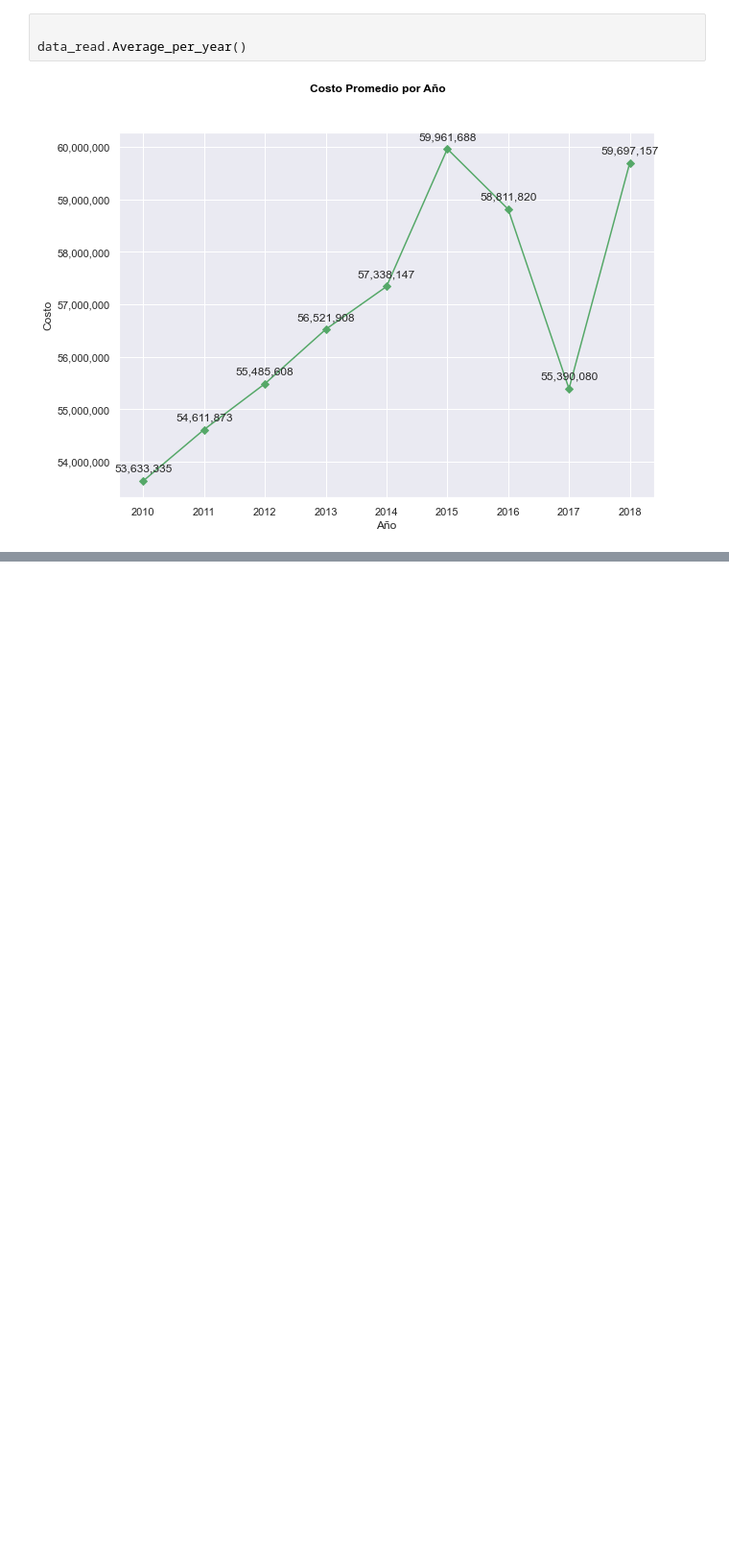
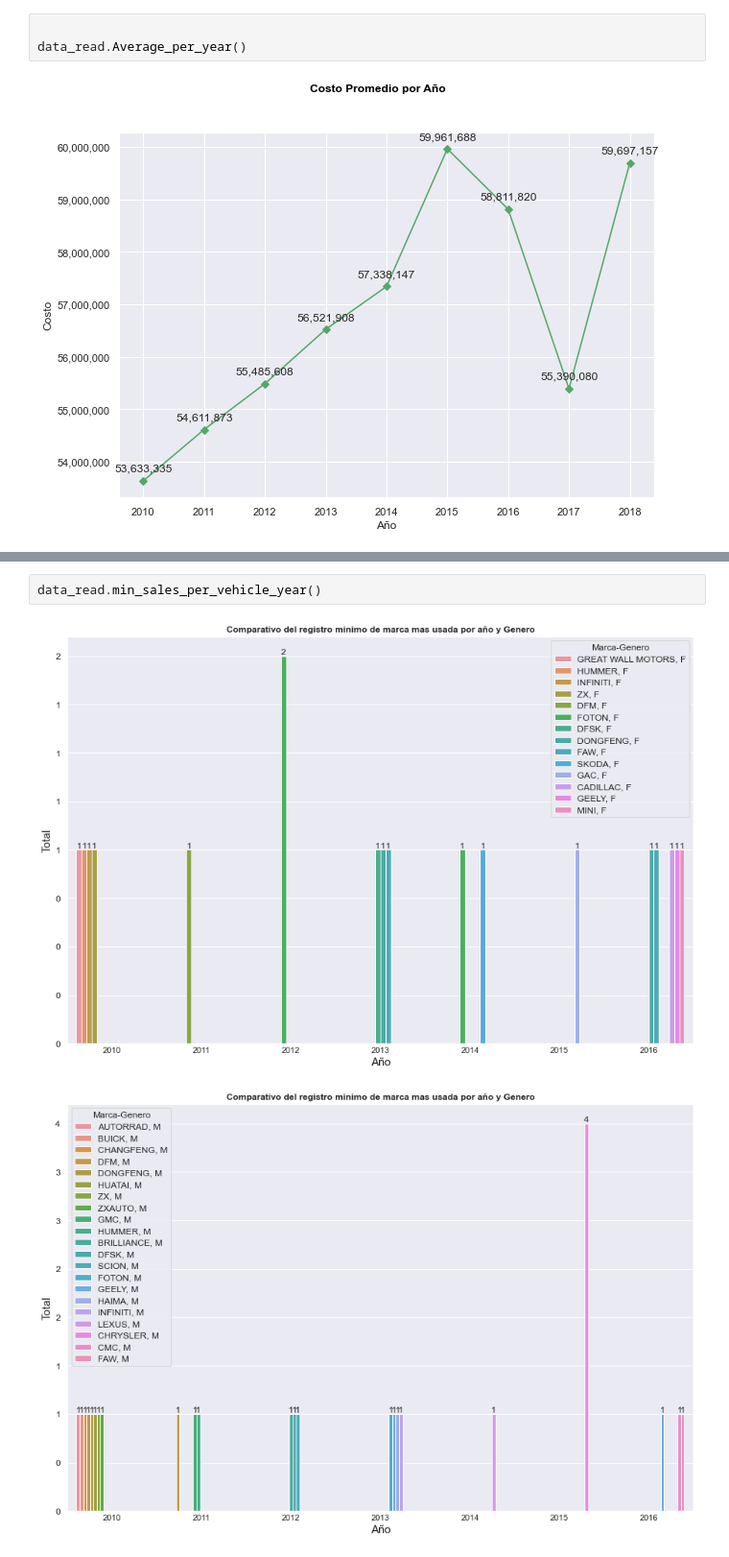
Before and after one commit to rikardoroa/Python-Basico-y-Avanzado, a Jupyter notebook: Matplotlib Avanzado/Derco_Test.ipynb, the cells around one changed output, grey strips where cells are left out. Shown: that part at 96% size. Saved outputs shown, nothing was run; the diff lists cells and outputs as text; blank space fills up the shorter version.

```diff
--- a/Matplotlib Avanzado/Derco_Test.ipynb
+++ b/Matplotlib Avanzado/Derco_Test.ipynb
@@ -387,0 +510,5 @@ data_read.max_sales_per_vehicle_year()
+# %%
+data_read.min_sales_per_vehicle_year()
+# %% [output]
+[figure, added]
+[figure, added]
```
Also changed, not shown: parts of 7 cells of this notebook.
